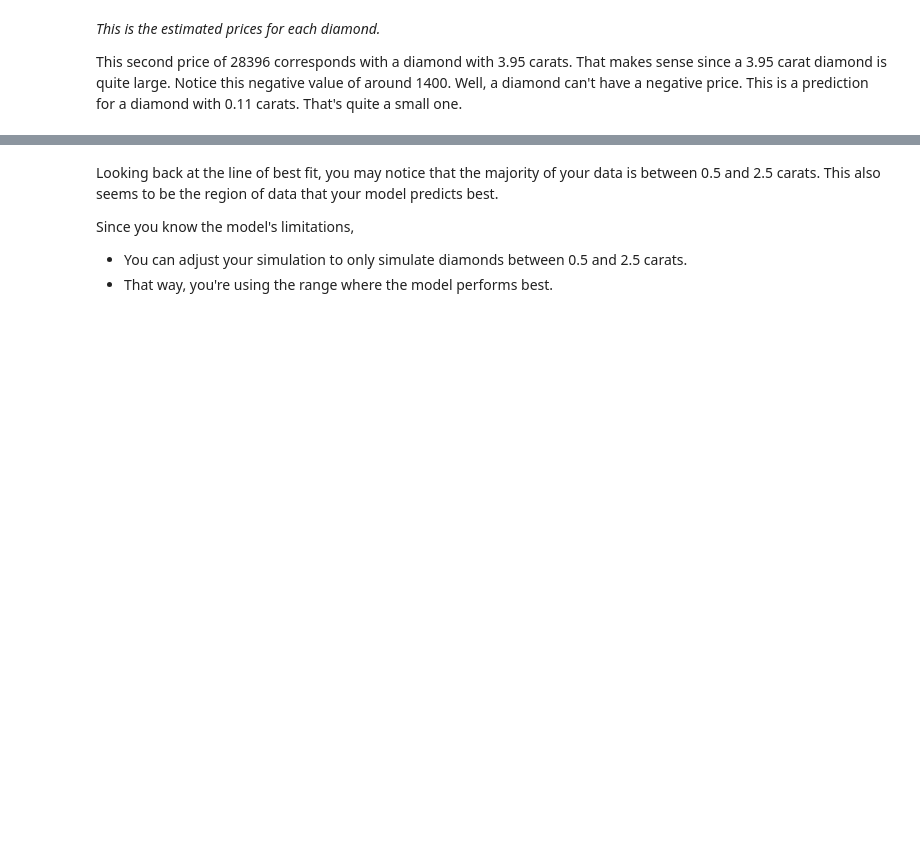
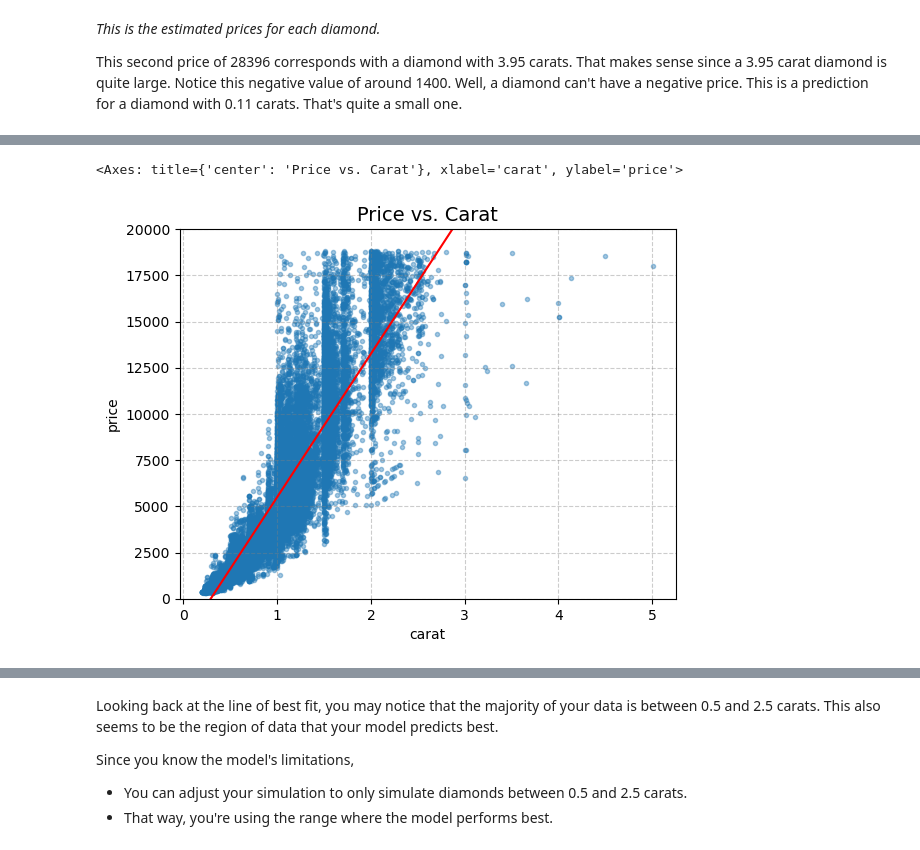
Before and after one commit to ayushi-gajendra/Diamond-Price-Prediction, a Jupyter notebook: Diamond-Analysis-II-LinearRegression.ipynb, the cells around one changed output, grey strips where cells are left out. Drawn from its saved outputs; the diff is of its cells as text; code cells hidden in the pictures; blank space fills up the shorter version.

```diff
--- a/Diamond-Analysis-II-LinearRegression.ipynb
+++ b/Diamond-Analysis-II-LinearRegression.ipynb
@@ -194,7 +255,8 @@ m corresponds with the carat column, but what does b correspond with?
 # %%
-# We set up our x and y variables, y for the dependent variable price, and x for the independent variable carat
+# We set up our X and Y variables, Y for the dependent variable price, and X for the independent variable carat
 Y = df["price"]
-X = sm.add_constant(df["carat"])
+X = df["carat"]
+X = sm.add_constant(X)   # to add intercept
 # %% [markdown]
 *Now that you've added this constant column, take a look at the resulting **data frame** `X`. You have a column for the constant, which is the same for all rows, and a column for carat.*
 # %%
@@ -347,0 +428,19 @@ This second price of 28396 corresponds with a diamond with 3.95 carats. That mak
+# %%
+# create the scatter plot
+plt.scatter(df["carat"], df["price"], marker=".", alpha=0.4)
+
+# calculate the line of best fit
+line = m * df["carat"] + b
+
+plt.title("Price vs. Carat", fontsize=14)
+plt.grid(color="gray", linestyle="--", alpha=0.4)
+
+# assign "price" as the y-label
+plt.ylabel("price")
+plt.ylim(0,20000)
+
+# add the line of best fit to the scatter plot
+sns.lineplot(x=df["carat"], y=line, color="red")
+# %% [output]
+<Axes: title={'center': 'Price vs. Carat'}, xlabel='carat', ylabel='price'>
+[figure, added]
```
Also changed, not shown: parts of 125 cells of this notebook, 7 other files.
